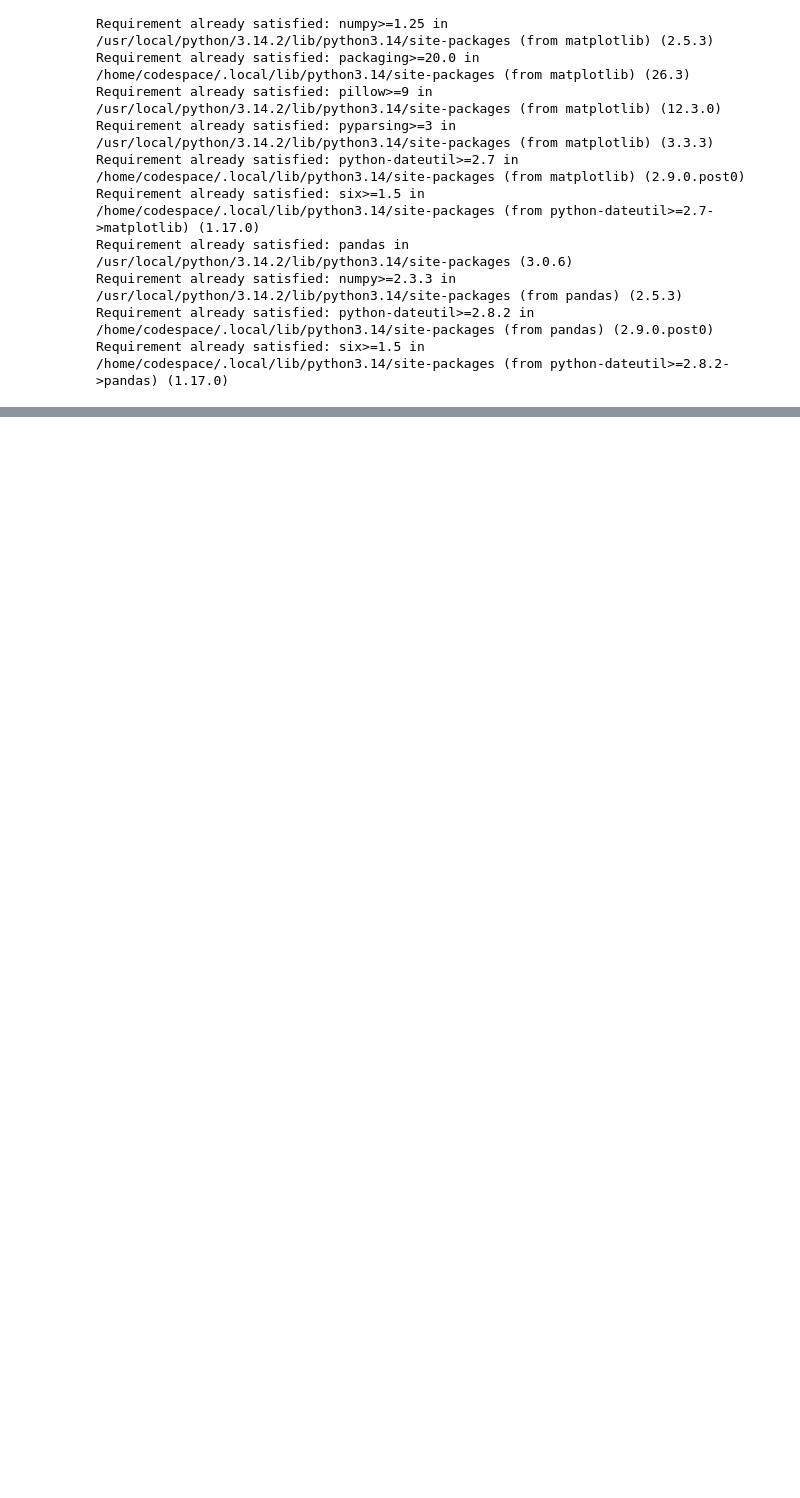
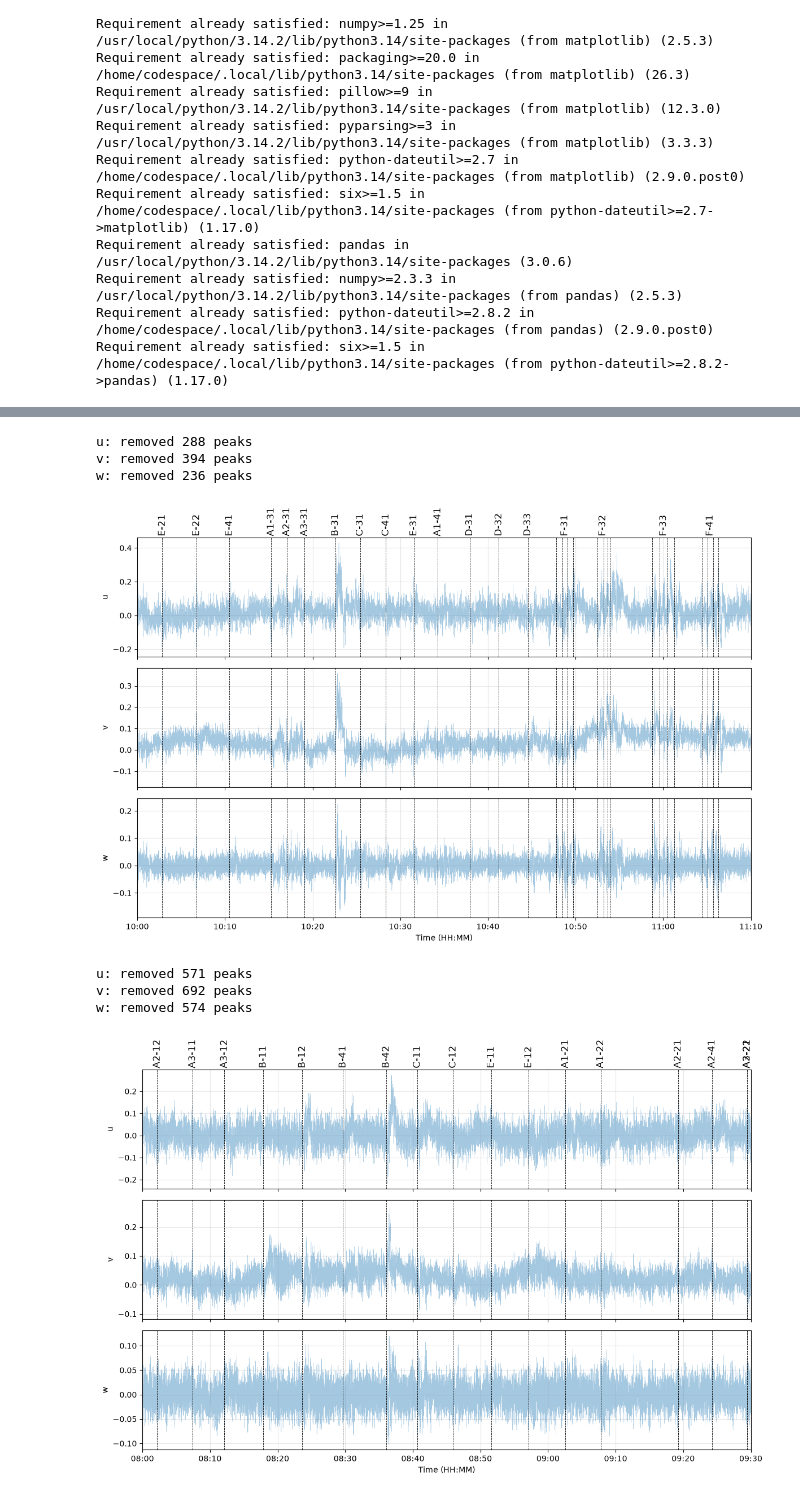
Before and after one commit to Florent11a/MDP, a Jupyter notebook: WholeTimeSerie.ipynb, the cells around one changed output, grey strips where cells are left out. Cells and saved outputs as stored; diff of their text form; code cells hidden in the pictures; blank space fills up the shorter version.

```diff
--- a/WholeTimeSerie.ipynb
+++ b/WholeTimeSerie.ipynb
@@ -160,0 +155,13 @@ w: removed 522 peaks
+# %%
+plot_uvw(df, "10:00", "11:10")
+plot_uvw(df, "08:00", "09:30", k=3)              # stricter peak filter
+plot_uvw(df, "08:00", "09:30", filter_peaks=False)  # no filtering
+# %% [output]
+u: removed 288 peaks
+v: removed 394 peaks
+w: removed 236 peaks
+[figure, added]
+u: removed 571 peaks
+v: removed 692 peaks
+w: removed 574 peaks
+[figure, added]
```
Also changed, not shown: parts of 4 cells of this notebook, 1 other file.
